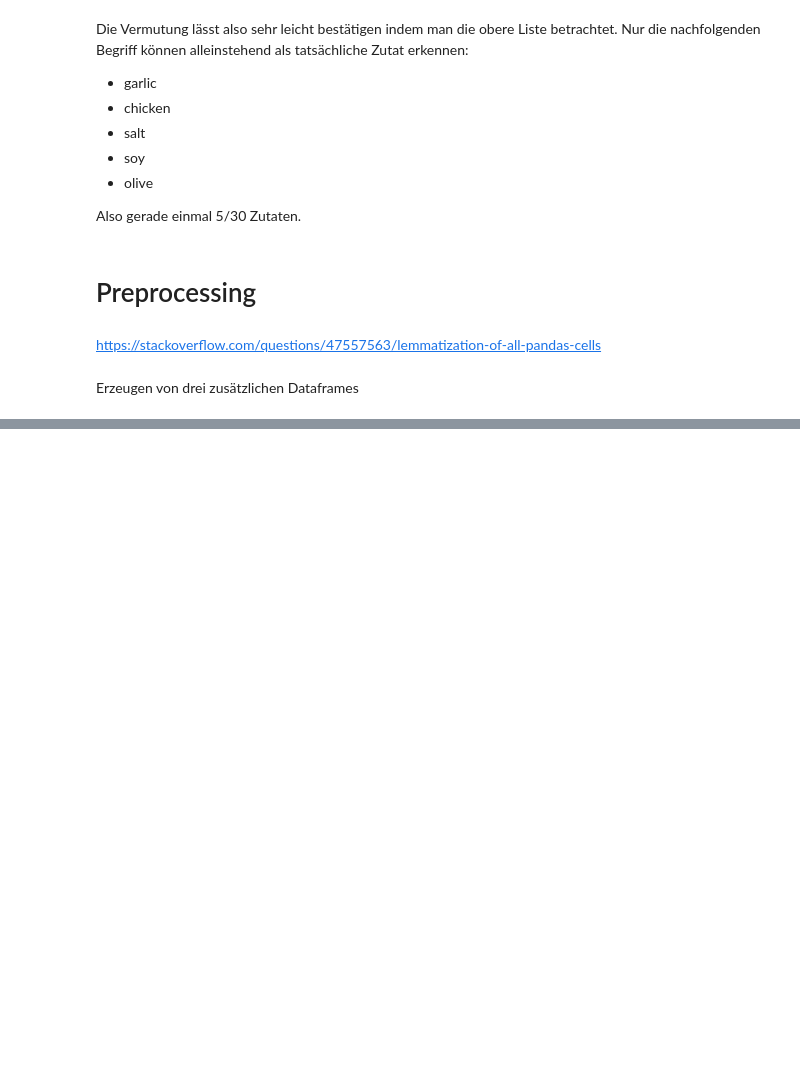
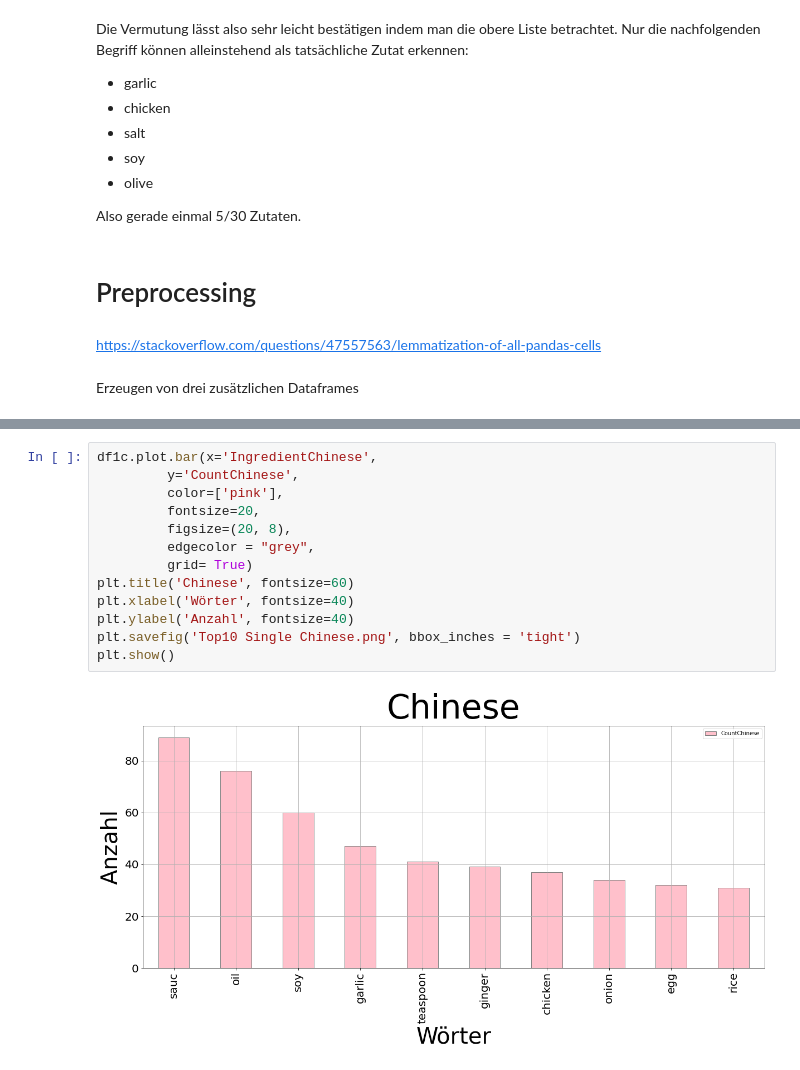
Before and after one commit to leanderpeter/Recipe-Text-Analyzer-Multi-Classification, a Jupyter notebook: Task 1/Task 1b.ipynb, the cells around one changed output, grey strips where cells are left out. Drawn from its saved outputs; the diff is of its cells as text; blank space fills up the shorter version.

```diff
--- a/Task 1/Task 1b.ipynb
+++ b/Task 1/Task 1b.ipynb
@@ -97,0 +410,15 @@ iberic = df.loc[(df['cuisine'] == 'Iberic')]
+# %%
+df1c.plot.bar(x='IngredientChinese',
+         y='CountChinese',
+         color=['pink'],
+         fontsize=20,
+         figsize=(20, 8),
+         edgecolor = "grey",
+         grid= True)
+plt.title('Chinese', fontsize=60)
+plt.xlabel('Wörter', fontsize=40)
+plt.ylabel('Anzahl', fontsize=40)
+plt.savefig('Top10 Single Chinese.png', bbox_inches = 'tight')
+plt.show()
+# %% [output]
+[figure, added]
```
Also changed, not shown: parts of 62 cells of this notebook, 16 other files.
